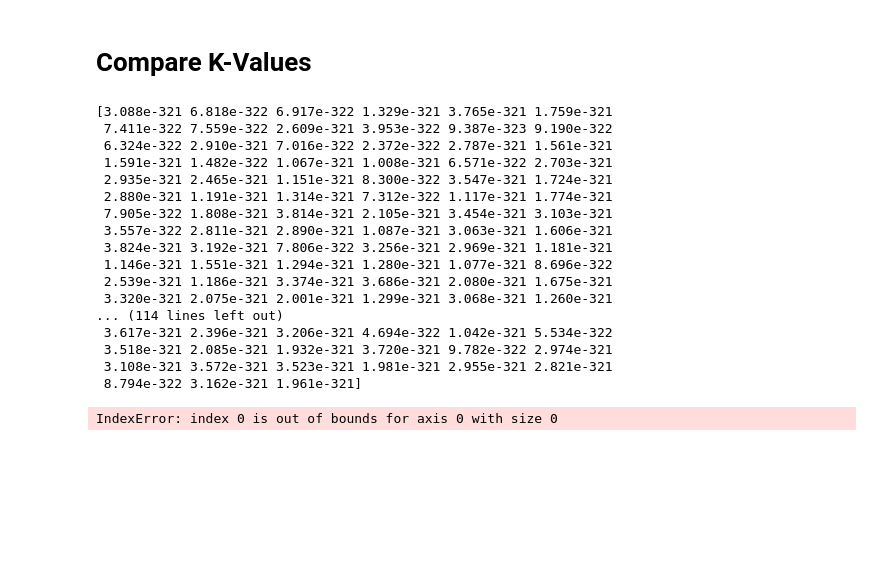
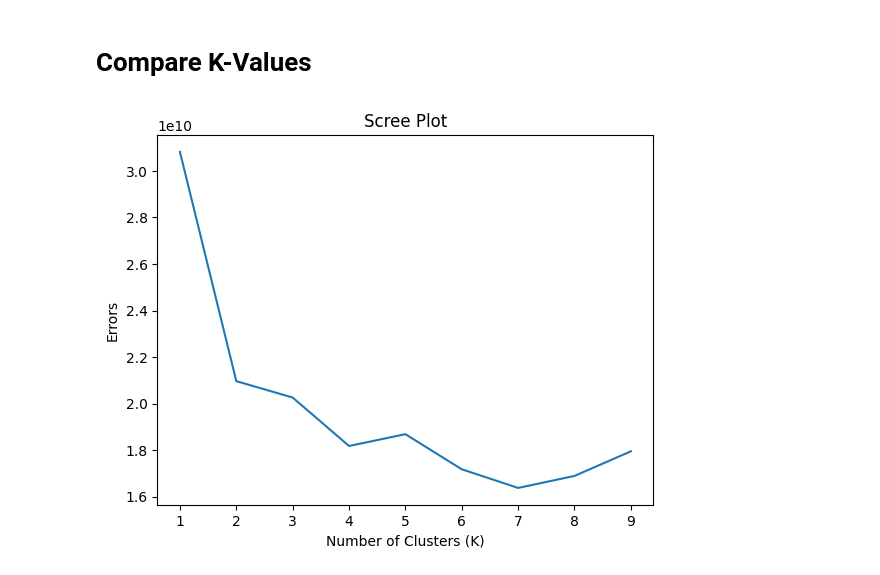
Before and after one commit to aaryangpatel/USCollegesKMeansClustering, a Jupyter notebook: KMeansClustering.ipynb, the cells around one changed output. Cells and saved outputs as stored; diff of their text form; code cells hidden in the pictures; blank space fills up the shorter version.

```diff
--- a/KMeansClustering.ipynb
+++ b/KMeansClustering.ipynb
@@ -258,43 +240,22 @@ plt.show()
 # %% [markdown]
 # Compare K-Values
 # %%
-def sum_squared_error(data, centroids, labels: np.array):
+def sum_squared_error(data, k):
+    centroids, labels = k_means(data, k)
     d = 0
     for i in range(data.shape[0]):
-        d += np.sum((data[i] - centroids[int(labels[i])]) ** 2)
-
+        centroid = centroids[int(labels[i])]
+        d += np.sum((data[i] - centroid) ** 2)
     return d
 # %%
-errors = np.empty(10)
-k_values = range(1, 11)
+k_values = range(1, 10)
 
-for k in range(10):
-    centroids, labels = k_means(data, k)
-    print(labels)
-    errors[k] = sum_squared_error(data, centroids, labels)
+errors = [sum_squared_error(data, k) for k in k_values]
 
-# Plot the scree plot
-plt.plot(k_values, errors, 'bx-')
+plt.plot(k_values, errors)
 plt.xlabel('Number of Clusters (K)')
 plt.ylabel('Errors')
 plt.title('Scree Plot')
 plt.show()
 # %% [output]
-[3.088e-321 6.818e-322 6.917e-322 1.329e-321 3.765e-321 1.759e-321
- 7.411e-322 7.559e-322 2.609e-321 3.953e-322 9.387e-323 9.190e-322
- 6.324e-322 2.910e-321 7.016e-322 2.372e-322 2.787e-321 1.561e-321
- 1.591e-321 1.482e-322 1.067e-321 1.008e-321 6.571e-322 2.703e-321
- 2.935e-321 2.465e-321 1.151e-321 8.300e-322 3.547e-321 1.724e-321
- 2.880e-321 1.191e-321 1.314e-321 7.312e-322 1.117e-321 1.774e-321
- 7.905e-322 1.808e-321 3.814e-321 2.105e-321 3.454e-321 3.103e-321
- 3.557e-322 2.811e-321 2.890e-321 1.087e-321 3.063e-321 1.606e-321
- 3.824e-321 3.192e-321 7.806e-322 3.256e-321 2.969e-321 1.181e-321
- 1.146e-321 1.551e-321 1.294e-321 1.280e-321 1.077e-321 8.696e-322
- 2.539e-321 1.186e-321 3.374e-321 3.686e-321 2.080e-321 1.675e-321
- 3.320e-321 2.075e-321 2.001e-321 1.299e-321 3.068e-321 1.260e-321
-... (114 lines left out)
- 3.617e-321 2.396e-321 3.206e-321 4.694e-322 1.042e-321 5.534e-322
- 3.518e-321 2.085e-321 1.932e-321 3.720e-321 9.782e-322 2.974e-321
- 3.108e-321 3.572e-321 3.523e-321 1.981e-321 2.955e-321 2.821e-321
- 8.794e-322 3.162e-321 1.961e-321]
-IndexError: index 0 is out of bounds for axis 0 with size 0
+[figure, added]
```
Also changed, not shown: parts of 6 cells of this notebook.
